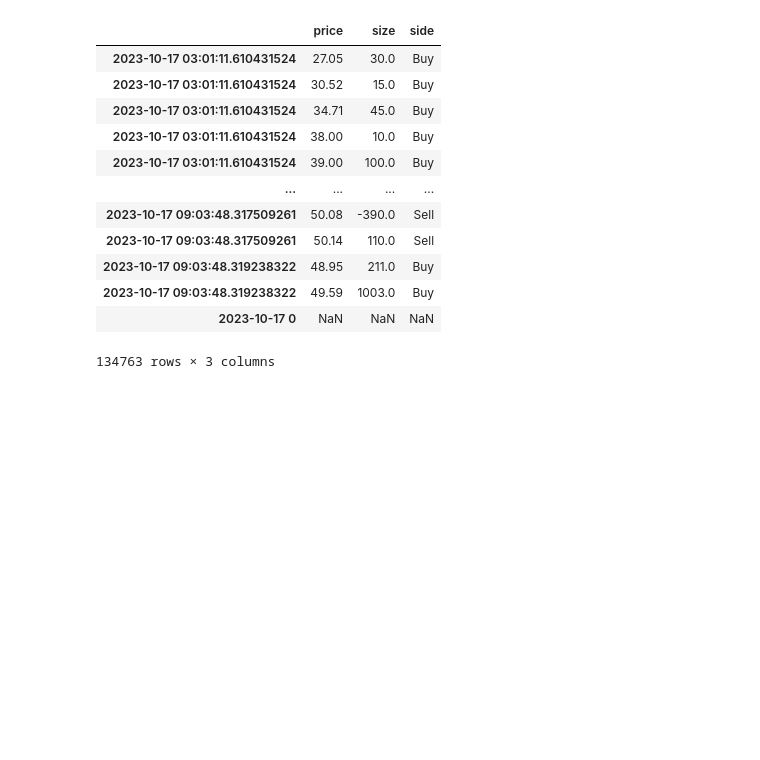
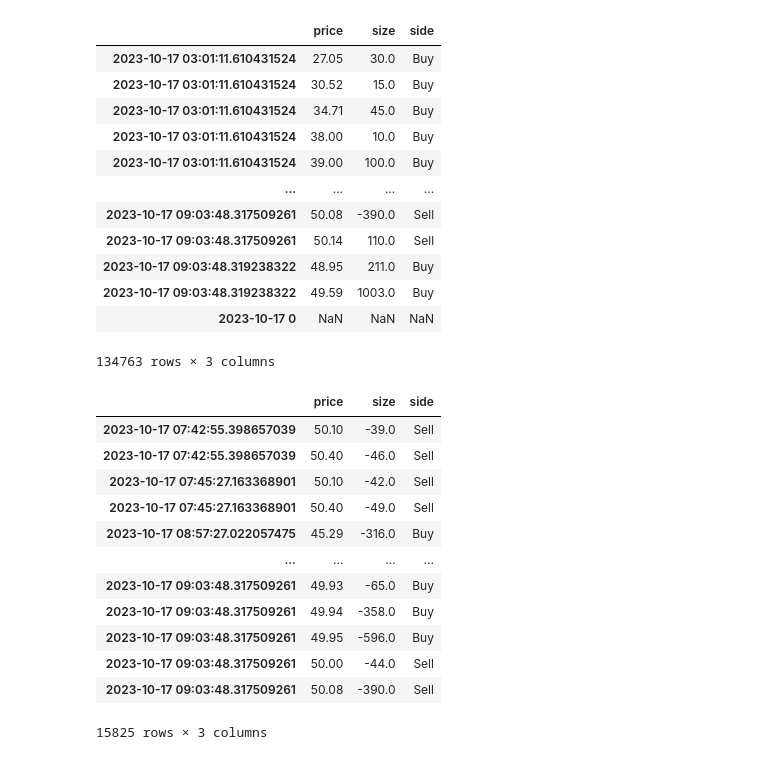
Before and after one commit to ldody/deep-learning-liquidity-zones, a Jupyter notebook: notebooks/Untitled.ipynb, the cells around one changed output. Saved outputs shown, nothing was run; the diff lists cells and outputs as text; code cells hidden in the pictures; blank space fills up the shorter version.

```diff
--- a/notebooks/Untitled.ipynb
+++ b/notebooks/Untitled.ipynb
@@ -170,3 +170,19 @@ display(pd.read_csv(os.path.join(proc_path, 'FR0014000MR3_20231017_tmp.csv'), in
 | 2023-10-17 09:03:48.319238322 | 49.59 | 1003.0 | Buy |
 | 2023-10-17 0 | NaN | NaN | NaN |
 134763 rows × 3 columns
+# %%
+display(df[df['size'] < 0])
+# %% [output]
+|  | price | size | side |
+| 2023-10-17 07:42:55.398657039 | 50.10 | -39.0 | Sell |
+| 2023-10-17 07:42:55.398657039 | 50.40 | -46.0 | Sell |
+| 2023-10-17 07:45:27.163368901 | 50.10 | -42.0 | Sell |
+| 2023-10-17 07:45:27.163368901 | 50.40 | -49.0 | Sell |
+| 2023-10-17 08:57:27.022057475 | 45.29 | -316.0 | Buy |
+| ... | ... | ... | ... |
+| 2023-10-17 09:03:48.317509261 | 49.93 | -65.0 | Buy |
+| 2023-10-17 09:03:48.317509261 | 49.94 | -358.0 | Buy |
+| 2023-10-17 09:03:48.317509261 | 49.95 | -596.0 | Buy |
+| 2023-10-17 09:03:48.317509261 | 50.00 | -44.0 | Sell |
+| 2023-10-17 09:03:48.317509261 | 50.08 | -390.0 | Sell |
+15825 rows × 3 columns
```
Also changed, not shown: 1 other file.
